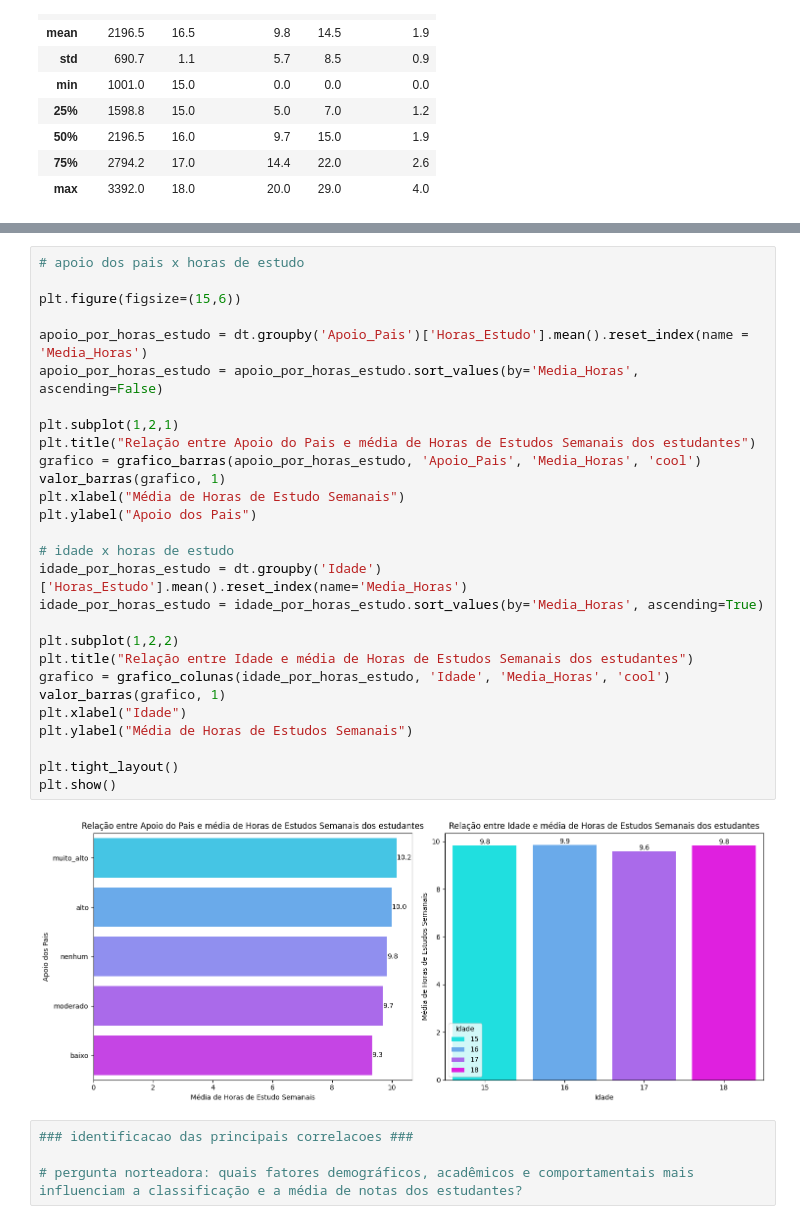
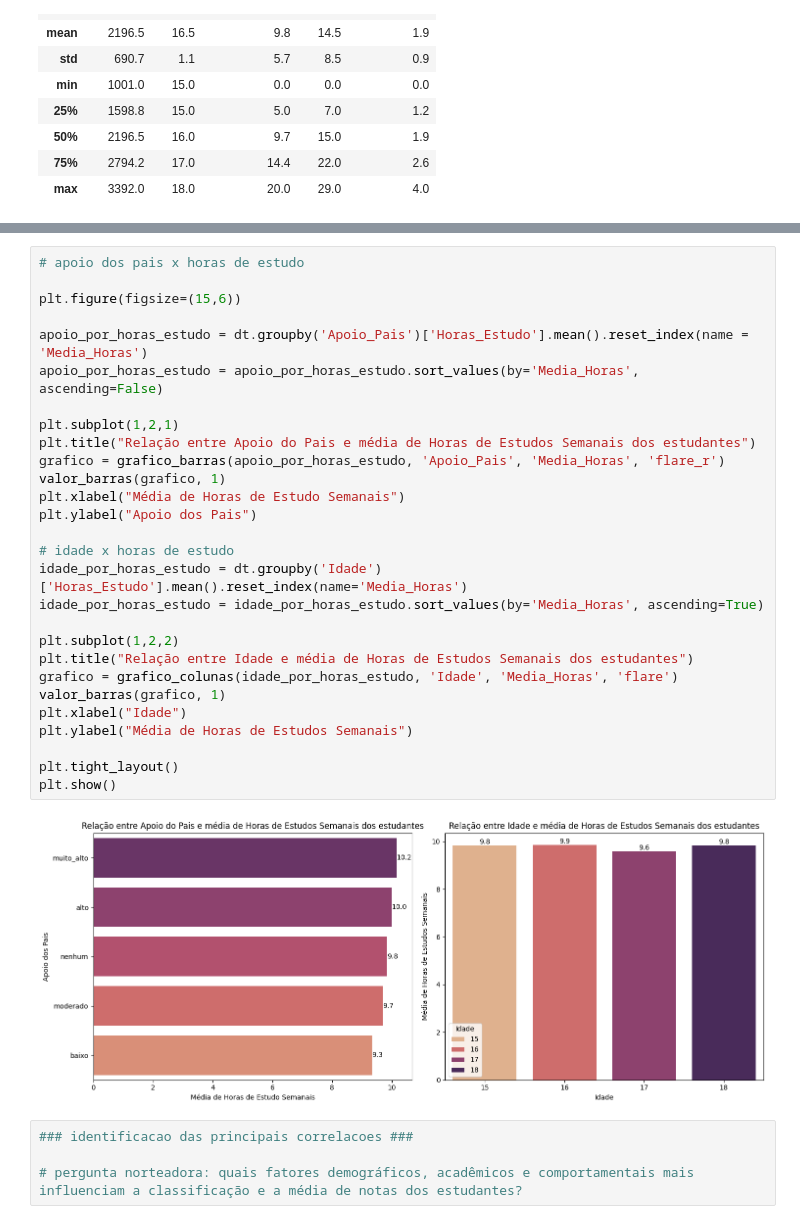
Before and after one commit to anavidev/dados-educacionais, a Jupyter notebook: notebook/analise_dados_educacionais.ipynb, the cells around one changed output, grey strips where cells are left out. Cells and saved outputs as stored; diff of their text form.

Commit message:
padronizacao das cores dos graficos

```diff
--- a/notebook/analise_dados_educacionais.ipynb
+++ b/notebook/analise_dados_educacionais.ipynb
@@ -568,33 +568,33 @@ plt.show()
 # %%
 # apoio dos pais x horas de estudo
 
 plt.figure(figsize=(15,6))
 
 apoio_por_horas_estudo = dt.groupby('Apoio_Pais')['Horas_Estudo'].mean().reset_index(name = 'Media_Horas')
 apoio_por_horas_estudo = apoio_por_horas_estudo.sort_values(by='Media_Horas', ascending=False)
 
 plt.subplot(1,2,1)
 plt.title("Relação entre Apoio do Pais e média de Horas de Estudos Semanais dos estudantes")
-grafico = grafico_barras(apoio_por_horas_estudo, 'Apoio_Pais', 'Media_Horas', 'cool')
+grafico = grafico_barras(apoio_por_horas_estudo, 'Apoio_Pais', 'Media_Horas', 'flare_r')
 valor_barras(grafico, 1)
 plt.xlabel("Média de Horas de Estudo Semanais")
 plt.ylabel("Apoio dos Pais")
 
 # idade x horas de estudo
 idade_por_horas_estudo = dt.groupby('Idade')['Horas_Estudo'].mean().reset_index(name='Media_Horas')
 idade_por_horas_estudo = idade_por_horas_estudo.sort_values(by='Media_Horas', ascending=True)
 
 plt.subplot(1,2,2)
 plt.title("Relação entre Idade e média de Horas de Estudos Semanais dos estudantes")
-grafico = grafico_colunas(idade_por_horas_estudo, 'Idade', 'Media_Horas', 'cool')
+grafico = grafico_colunas(idade_por_horas_estudo, 'Idade', 'Media_Horas', 'flare')
 valor_barras(grafico, 1)
 plt.xlabel("Idade")
 plt.ylabel("Média de Horas de Estudos Semanais")
 
 plt.tight_layout()
 plt.show()
 # %% [output]
-[figure, old version]
+[figure, new version]
 # %%
 ### identificacao das principais correlacoes ###
 
```
Also changed, not shown: parts of 8 cells of this notebook.
